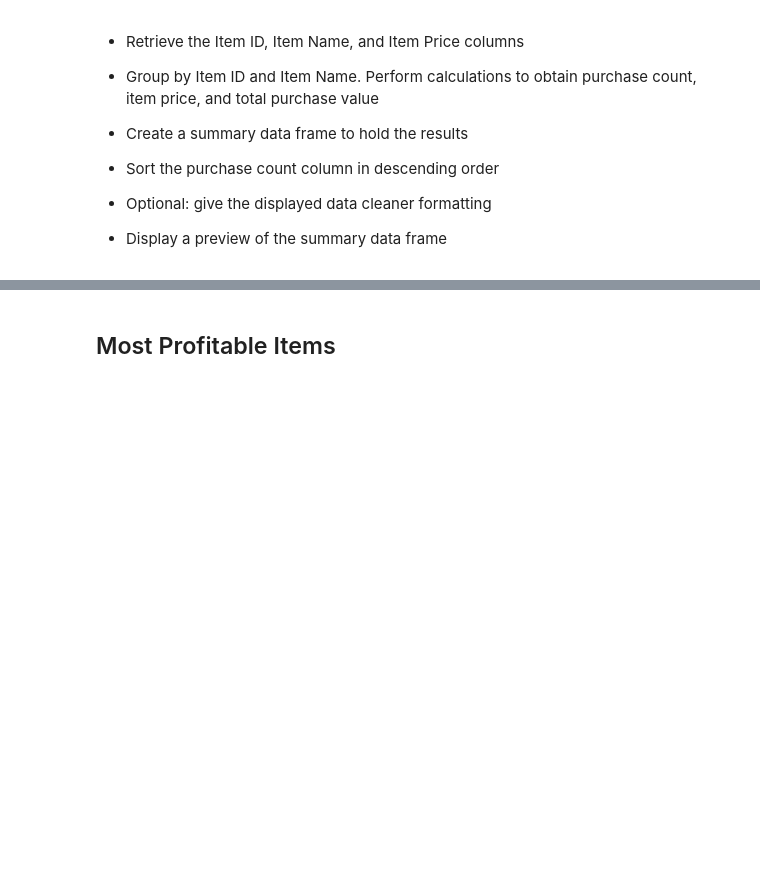
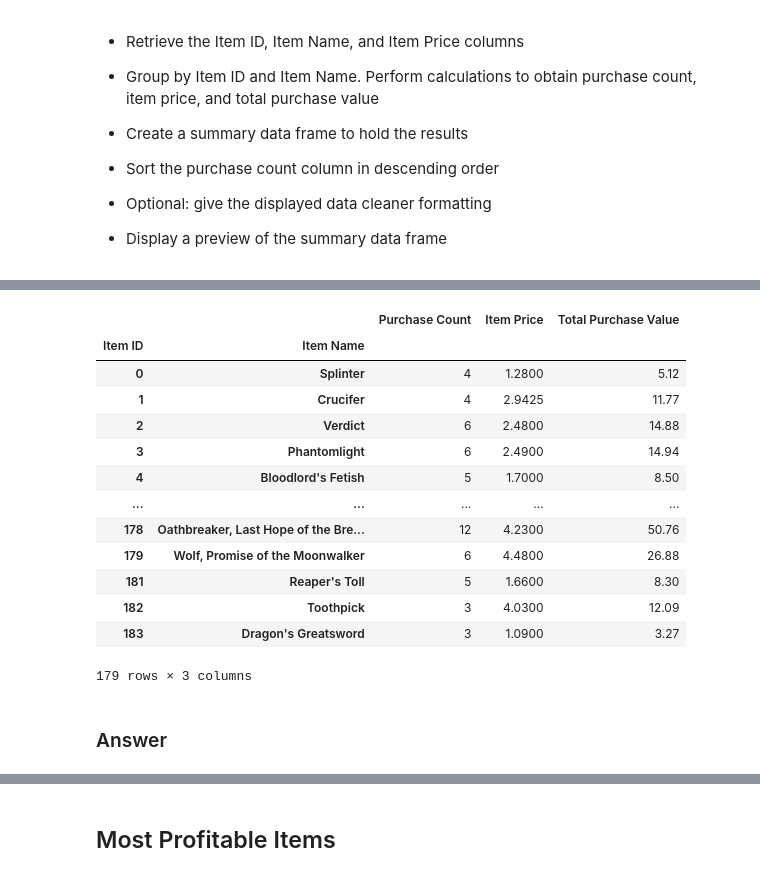
Before and after one commit to c-pompa/pandas-challenge, a Jupyter notebook: HeroesOfPymoli/HeroesOfPymoli_starter.ipynb, the cells around one changed output, grey strips where cells are left out. Saved outputs shown, nothing was run; the diff lists cells and outputs as text; code cells hidden in the pictures; blank space fills up the shorter version.

```diff
--- a/HeroesOfPymoli/HeroesOfPymoli_starter.ipynb
+++ b/HeroesOfPymoli/HeroesOfPymoli_starter.ipynb
@@ -366,0 +689,35 @@ Index(['Purchase Count', 'Average Purchase Price', 'Total Purchase Value',
+# %%
+# Group by Item ID and Item Name
+grouped_itemID_itemName = converted_purchase_data_df4.groupby(["Item ID", "Item Name"])
+# %%
+# Item Price average :: Some items have been sold for different prices. The average will be calculated and put under item price
+# Some items have not sold for different prices and will not be changed.
+item_prices = grouped_itemID_itemName['Price'].mean()
+# %%
+# Purchase Count
+grouped_purchase_count = grouped_itemID_itemName['Price'].count()
+# %%
+# Grouped Total Purchase Value
+grouped_purchase_sum = grouped_itemID_itemName['Price'].sum()
+# %%
+# Create a DataFrame with values requested
+most_pop_items_df = pd.DataFrame({
+    "Purchase Count": grouped_purchase_count,
+    "Item Price": item_prices,
+    "Total Purchase Value": grouped_purchase_sum})
+most_pop_items_df
+# %% [output]
+|  |  | Purchase Count | Item Price | Total Purchase Value |
+| Item ID | Item Name |  |  |  |
+| 0 | Splinter | 4 | 1.2800 | 5.12 |
+| 1 | Crucifer | 4 | 2.9425 | 11.77 |
+| 2 | Verdict | 6 | 2.4800 | 14.88 |
+| 3 | Phantomlight | 6 | 2.4900 | 14.94 |
+| 4 | Bloodlord's Fetish | 5 | 1.7000 | 8.50 |
+| ... | ... | ... | ... | ... |
+| 178 | Oathbreaker, Last Hope of the Bre... | 12 | 4.2300 | 50.76 |
+| 179 | Wolf, Promise of the Moonwalker | 6 | 4.4800 | 26.88 |
+| 181 | Reaper's Toll | 5 | 1.6600 | 8.30 |
+| 182 | Toothpick | 3 | 4.0300 | 12.09 |
+| 183 | Dragon's Greatsword | 3 | 1.0900 | 3.27 |
+179 rows × 3 columns
@@ -366,0 +734,2 @@ Index(['Purchase Count', 'Average Purchase Price', 'Total Purchase Value',
+# %% [markdown]
+### Answer
```
Also changed, not shown: parts of 64 cells of this notebook.
